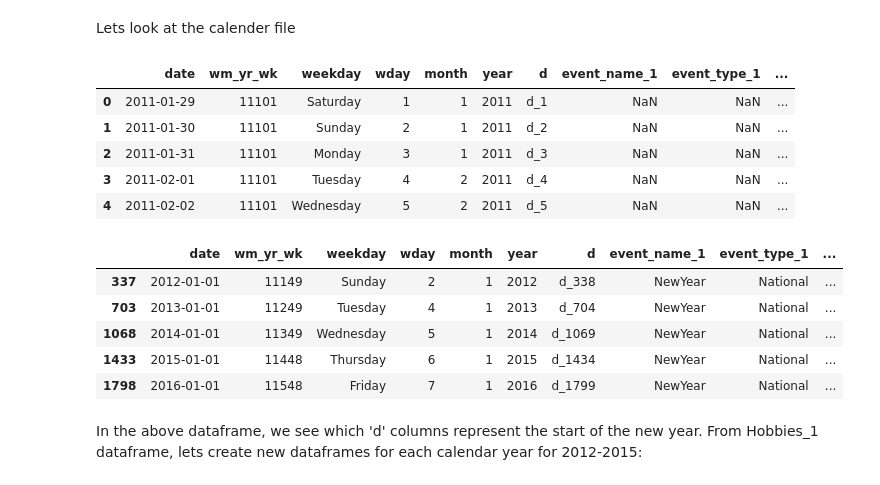
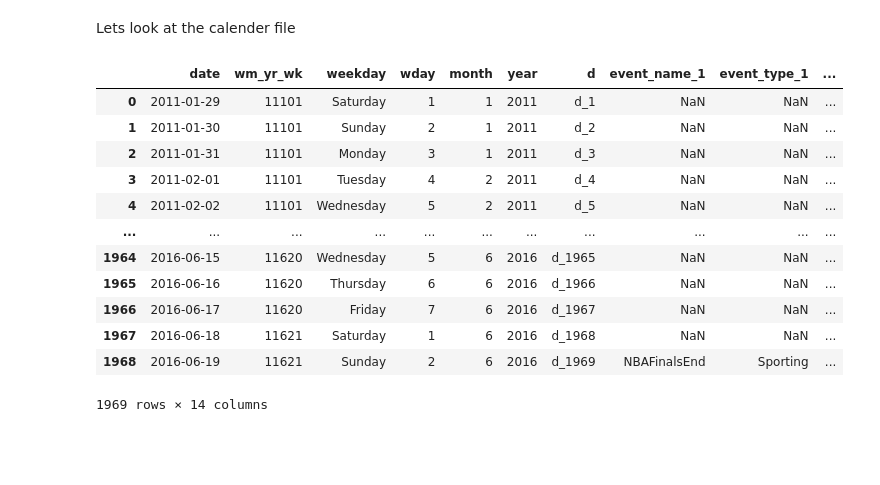
Before and after one commit to sithankanna/hts-forecast, a Jupyter notebook: notebooks/001-EK-EDA.ipynb, the cells around one changed output. Drawn from its saved outputs; the diff is of its cells as text; code cells hidden in the pictures; blank space fills up the shorter version.

```diff
--- a/notebooks/001-EK-EDA.ipynb
+++ b/notebooks/001-EK-EDA.ipynb
@@ -176,22 +220,18 @@ df4.shape
 Lets look at the calender file
 # %%
 df_cal = pd.read_csv('/Users/user/hts-forecast/volume/data/raw/calendar.csv')
-df_cal.head()
+df_cal
 # %% [output]
 |  | date | wm_yr_wk | weekday | wday | month | year | d | event_name_1 | event_type_1 | ... |
 | 0 | 2011-01-29 | 11101 | Saturday | 1 | 1 | 2011 | d_1 | NaN | NaN | ... |
 | 1 | 2011-01-30 | 11101 | Sunday | 2 | 1 | 2011 | d_2 | NaN | NaN | ... |
 | 2 | 2011-01-31 | 11101 | Monday | 3 | 1 | 2011 | d_3 | NaN | NaN | ... |
 | 3 | 2011-02-01 | 11101 | Tuesday | 4 | 2 | 2011 | d_4 | NaN | NaN | ... |
 | 4 | 2011-02-02 | 11101 | Wednesday | 5 | 2 | 2011 | d_5 | NaN | NaN | ... |
+| ... | ... | ... | ... | ... | ... | ... | ... | ... | ... | ... |
+| 1964 | 2016-06-15 | 11620 | Wednesday | 5 | 6 | 2016 | d_1965 | NaN | NaN | ... |
+| 1965 | 2016-06-16 | 11620 | Thursday | 6 | 6 | 2016 | d_1966 | NaN | NaN | ... |
+| 1966 | 2016-06-17 | 11620 | Friday | 7 | 6 | 2016 | d_1967 | NaN | NaN | ... |
+| 1967 | 2016-06-18 | 11621 | Saturday | 1 | 6 | 2016 | d_1968 | NaN | NaN | ... |
+| 1968 | 2016-06-19 | 11621 | Sunday | 2 | 6 | 2016 | d_1969 | NBAFinalsEnd | Sporting | ... |
+1969 rows × 14 columns
-# %%
-df_cal[df_cal.event_name_1=='NewYear']
-# %% [output]
-|  | date | wm_yr_wk | weekday | wday | month | year | d | event_name_1 | event_type_1 | ... |
-| 337 | 2012-01-01 | 11149 | Sunday | 2 | 1 | 2012 | d_338 | NewYear | National | ... |
-| 703 | 2013-01-01 | 11249 | Tuesday | 4 | 1 | 2013 | d_704 | NewYear | National | ... |
-| 1068 | 2014-01-01 | 11349 | Wednesday | 5 | 1 | 2014 | d_1069 | NewYear | National | ... |
-| 1433 | 2015-01-01 | 11448 | Thursday | 6 | 1 | 2015 | d_1434 | NewYear | National | ... |
-| 1798 | 2016-01-01 | 11548 | Friday | 7 | 1 | 2016 | d_1799 | NewYear | National | ... |
-# %% [markdown]
-In the above dataframe, we see which 'd' columns represent the start of the new year. From Hobbies_1 dataframe, lets create new dataframes for each calendar year for 2012-2015:
```
Also changed, not shown: parts of 25 cells of this notebook.
